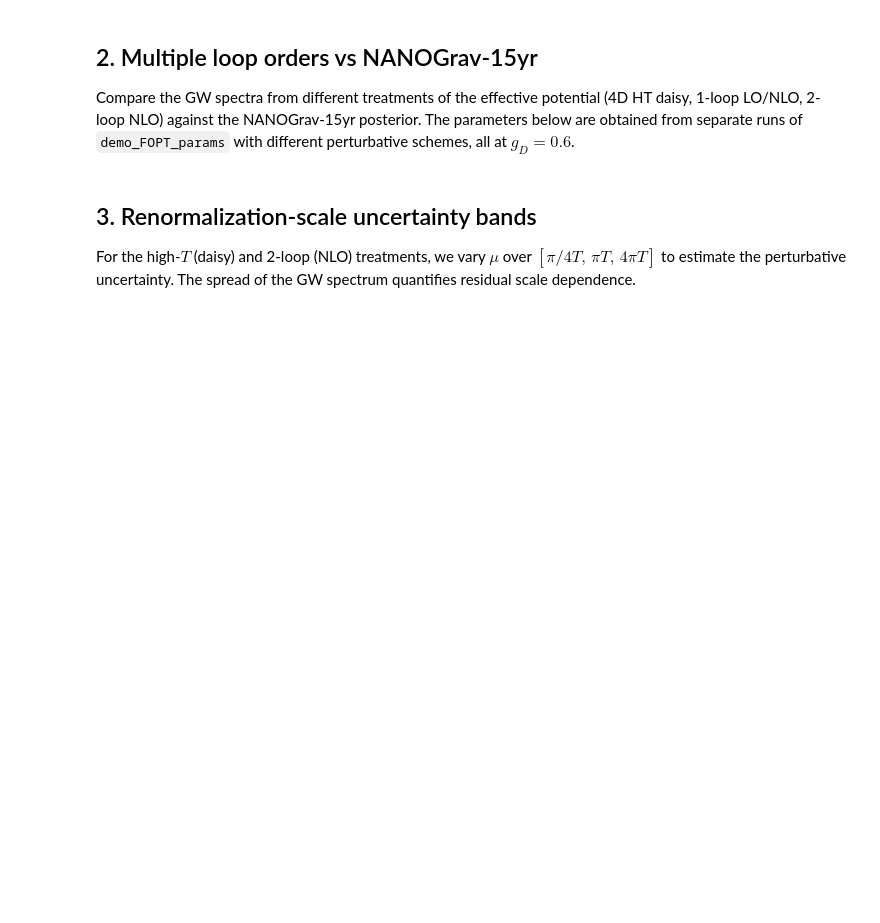
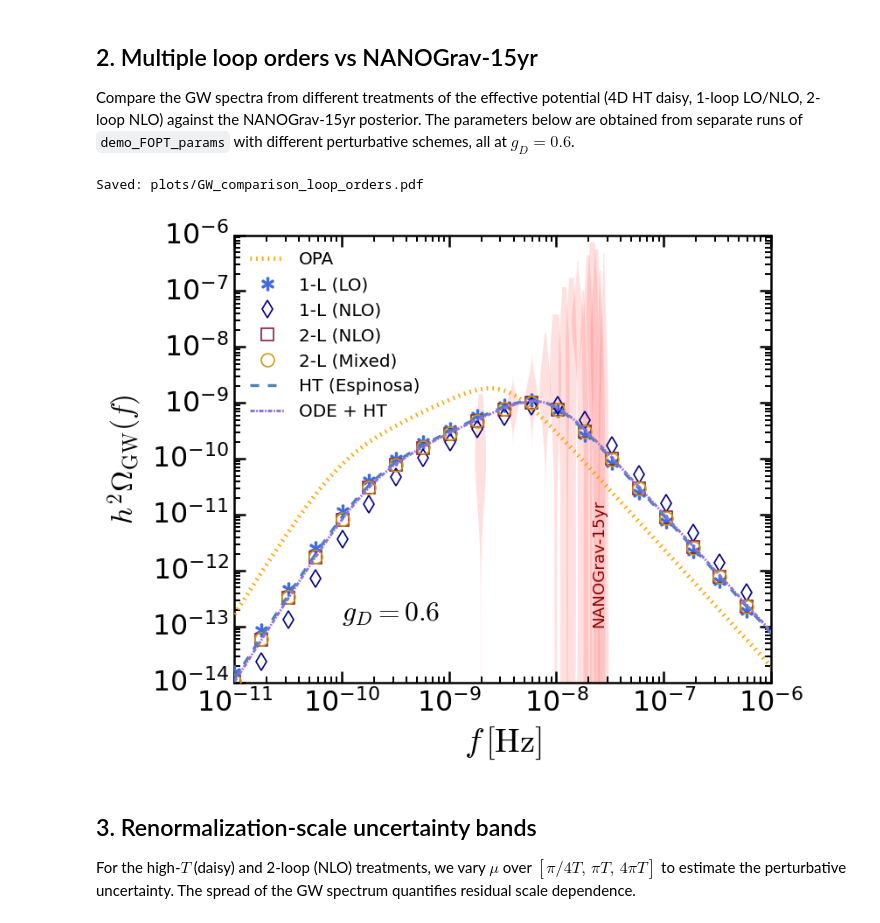
Before and after one commit to mquezada13/FOPT_Dark_Photon_DRalgo, a Jupyter notebook: notebooks/demo_GW_spectrum.ipynb, the cells around one changed output. Drawn from its saved outputs; the diff is of its cells as text; code cells hidden in the pictures; blank space fills up the shorter version.

```diff
--- a/notebooks/demo_GW_spectrum.ipynb
+++ b/notebooks/demo_GW_spectrum.ipynb
@@ -85,7 +148,7 @@ plt.tight_layout()
 Compare the GW spectra from different treatments of the effective potential (4D HT daisy, 1-loop LO/NLO, 2-loop NLO) against the NANOGrav-15yr posterior. The parameters below are obtained from separate runs of `demo_FOPT_params` with different perturbative schemes, all at $g_D = 0.6$.
 # %%
 # Load NANOGrav-15yr posterior samples
-data_ng = np.loadtxt("../data/other_data/NG15.dat")
+data_ng = np.loadtxt("data/other_data/NG15.dat")
 logfreqs_ng = data_ng[:, 0]
 freqs_ng    = 10**logfreqs_ng
 samples_ng  = 10**data_ng[:, 1:]   # convert log10 to linear
@@ -133,45 +199,50 @@ for i in range(len(freqs_ng)):
     dens_scaled = dens / dens.max() * w
     ax.fill_betweenx(10**yv,
                      freqs_ng[i] - dens_scaled,
                      freqs_ng[i] + dens_scaled,
                      alpha=0.12, color='red', edgecolor='none', zorder=1)
 
 # GW curves
+_step = max(1, len(f) // 20)   # ~20 markers per curve
 for key, h2func in spectra_funcs.items():
-    style = plot_styles[key]
+    style  = plot_styles[key]
     y_vals = np.array([h2func(fi) for fi in f])
     if "marker" in style:
-        ax.scatter(f, y_vals, label=key,
-                   marker=style["marker"],
-                   s=style.get("s", 35),
-                   edgecolor=style.get("edgecolor", None),
-                   facecolor=style.get("facecolor", None),
-                   lw=style.get("lw", 0.1),
-                   color=style.get("color", None),
-                   zorder=3)
+        ax.plot(f[::_step], y_vals[::_step],
+                linestyle='none',
+                marker=style["marker"],
+                ms=style.get("s", 35)**0.5,
+                markeredgecolor=style.get("edgecolor", style.get("color", None)),
+                markerfacecolor=style.get("facecolor", style.get("color", None)),
+                markeredgewidth=style.get("lw", 1.0),
+                color=style.get("color", None),
+                label=key, zorder=3)
     else:
         ax.plot(f, y_vals, label=key,
                 color=style.get("color", None),
                 lw=style.get("lw", 2.0),
                 ls=style.get("ls", "-"),
                 zorder=3)
 
 ax.text(1e-10, 1e-13, r'$g_D = 0.6$', fontsize=19, ha='left', va='bottom')
 ax.text(2.1e-8, 1e-13, 'NANOGrav-15yr', fontsize=11, ha='left', va='bottom',
         rotation=90, color='darkred')
 
 ps.apply_standard_formatting(
     ax,
     xlog=True, ylog=True,
     xlabel=r'$f\,[{\rm Hz}]$',
-    ylabel=r'$h^2\Omega_{\rm GW}(f)$',
+    ylabel=r'$h^2\Omega_{{\rm GW}}(f)$',
     ylim=(1e-14, 1e-6),
     xlim=(1e-11, 1e-6),
 )
-ax.legend(loc='upper left', frameon=False, scatterpoints=1, numpoints=1, fontsize=12, ncol=1)
+ax.legend(loc='upper left', frameon=False, numpoints=1, fontsize=12, ncol=1)
 plt.tight_layout()
-plt.savefig("../plots/GW_comparison_loop_orders.pdf", dpi=300, bbox_inches='tight', facecolor='white')
+#plt.savefig("../plots/GW_comparison_loop_orders.pdf", dpi=300, bbox_inches='tight', facecolor='white')
 print("Saved: plots/GW_comparison_loop_orders.pdf")
+# %% [output]
+Saved: plots/GW_comparison_loop_orders.pdf
+[figure, added]
 # %% [markdown]
 ## 3. Renormalization-scale uncertainty bands
 
```
Also changed, not shown: parts of 8 cells of this notebook, 1 other file.
